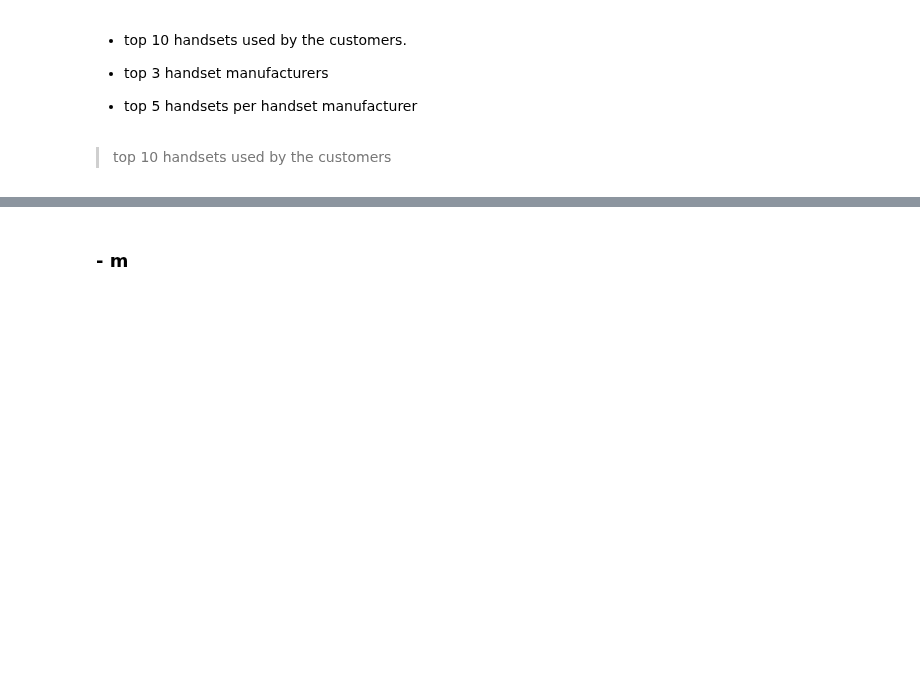
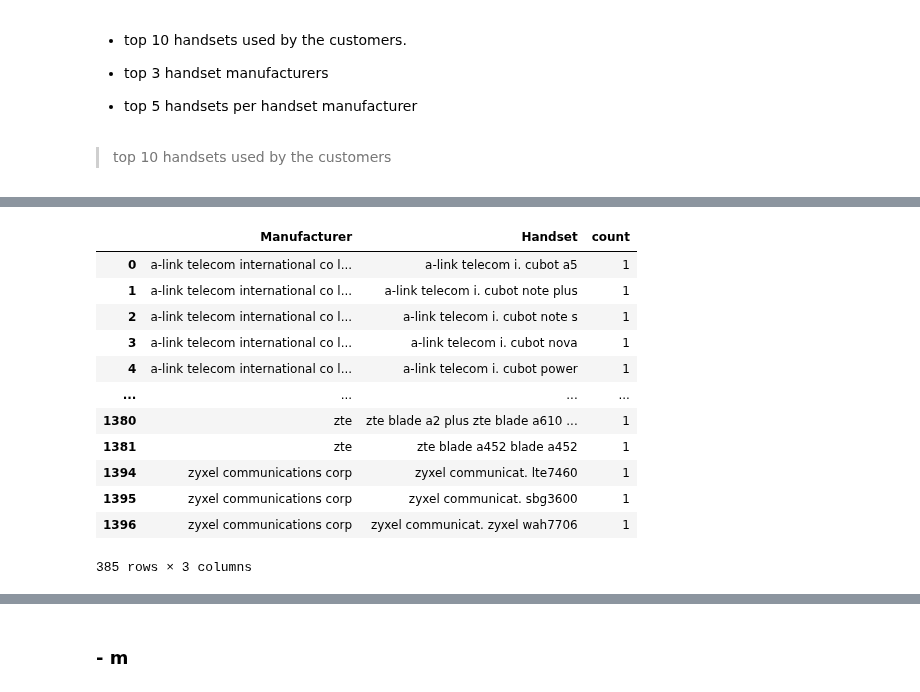
Before and after one commit to Patrick5455/tellco_user_analytics, a Jupyter notebook: analyis/user_overview.ipynb, the cells around one changed output, grey strips where cells are left out. Drawn from its saved outputs; the diff is of its cells as text; code cells hidden in the pictures; blank space fills up the shorter version.

```diff
--- a/analyis/user_overview.ipynb
+++ b/analyis/user_overview.ipynb
@@ -202,0 +292,22 @@ sns.barplot(x='handset_type', y= 'bearer_id', data=top10_handests)
+# %%
+top5Hands_man = top5Hands_man.sort_values(['handset_manufacturer', 'count'], ascending=False)
+# %%
+top5Hands_man=top5Hands_man.groupby('handset_manufacturer').head(5)
+# %%
+top5Hands_man = top5Hands_man.rename(columns={'handset_manufacturer':'Manufacturer', 'handset_type':'Handset'})
+# %%
+top5Hands_man
+# %% [output]
+|  | Manufacturer | Handset | count |
+| 0 | a-link telecom international co l... | a-link telecom i. cubot a5 | 1 |
+| 1 | a-link telecom international co l... | a-link telecom i. cubot note plus | 1 |
+| 2 | a-link telecom international co l... | a-link telecom i. cubot note s | 1 |
+| 3 | a-link telecom international co l... | a-link telecom i. cubot nova | 1 |
+| 4 | a-link telecom international co l... | a-link telecom i. cubot power | 1 |
+| ... | ... | ... | ... |
+| 1380 | zte | zte blade a2 plus zte blade a610 ... | 1 |
+| 1381 | zte | zte blade a452 blade a452 | 1 |
+| 1394 | zyxel communications corp | zyxel communicat. lte7460 | 1 |
+| 1395 | zyxel communications corp | zyxel communicat. sbg3600 | 1 |
+| 1396 | zyxel communications corp | zyxel communicat. zyxel wah7706 | 1 |
+385 rows × 3 columns
```
Also changed, not shown: parts of 17 cells of this notebook, 4 other files.
